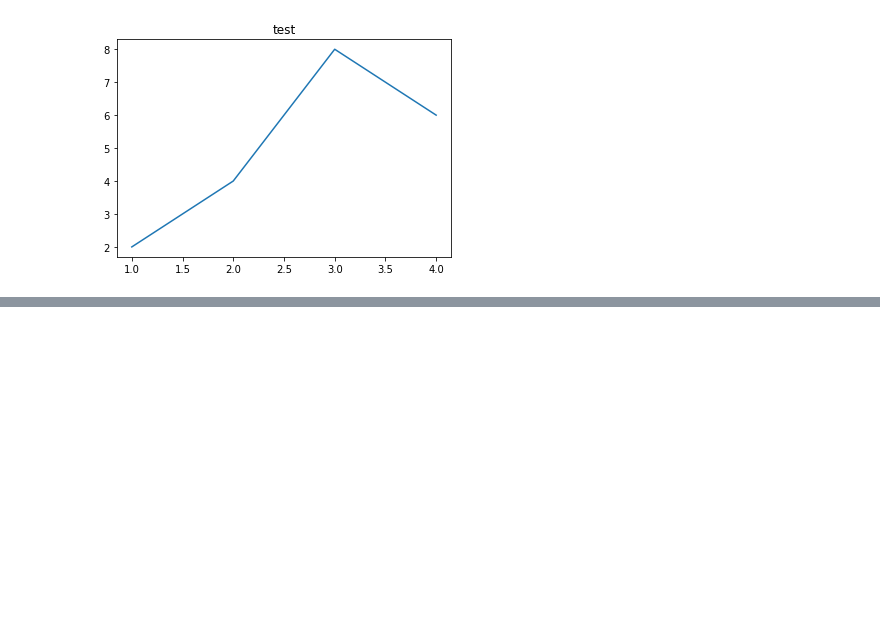
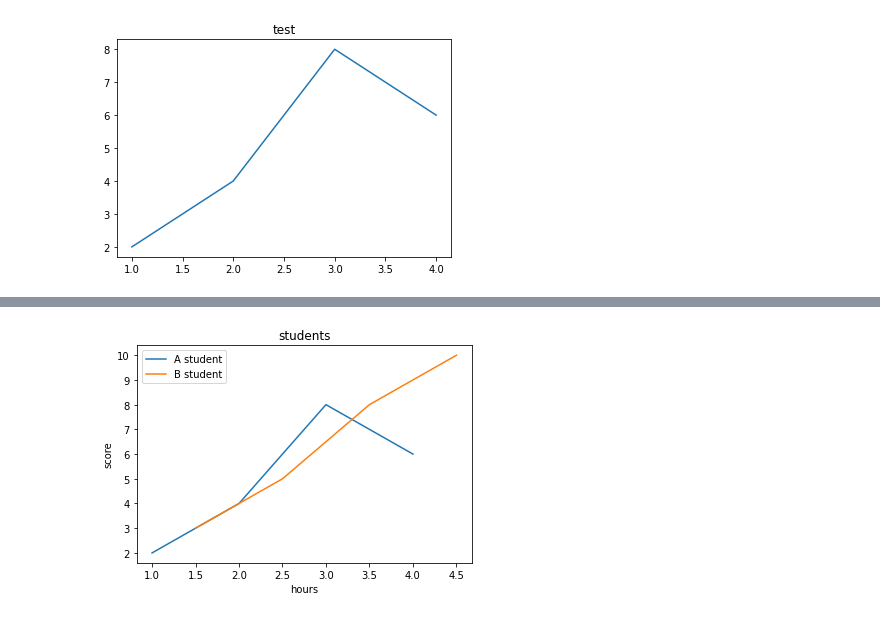
Before and after one commit to cateto/python4NLP, a Jupyter notebook: colab/intro_datastructure.ipynb, the cells around one changed output, grey strips where cells are left out. Saved outputs shown, nothing was run; the diff lists cells and outputs as text; code cells hidden in the pictures; blank space fills up the shorter version.

```diff
--- a/colab/intro_datastructure.ipynb
+++ b/colab/intro_datastructure.ipynb
@@ -303,0 +312,10 @@ plt.show()
+# %%
+plt.title('students')
+plt.plot([1,2,3,4],[2,4,8,6])
+plt.plot([1.5,2.5,3.5,4.5],[3,5,8,10])
+plt.xlabel('hours')
+plt.ylabel('score')
+plt.legend(['A student', 'B student'])
+plt.show()
+# %% [output]
+[figure, added]
```
Also changed, not shown: parts of 1 cell of this notebook.
